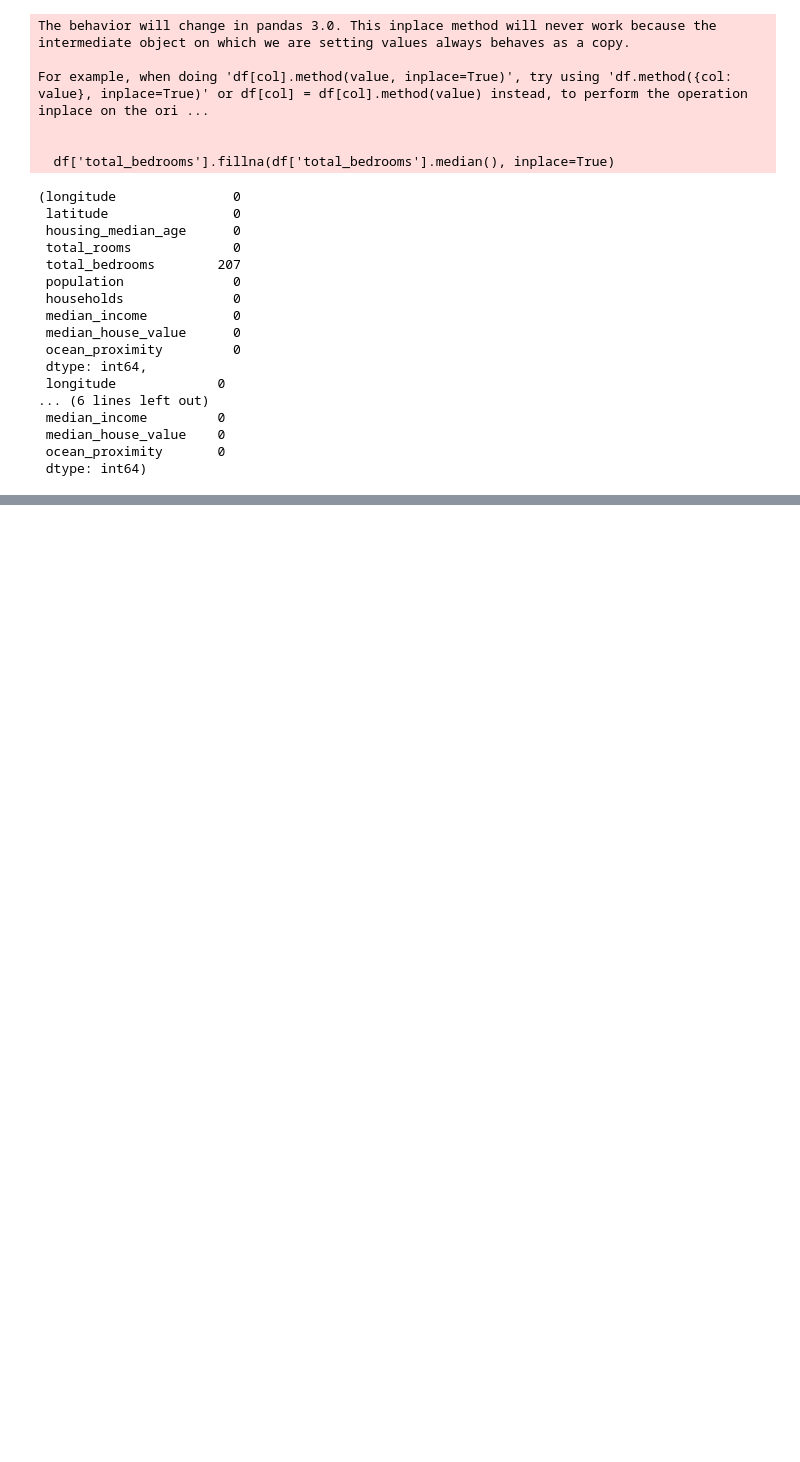
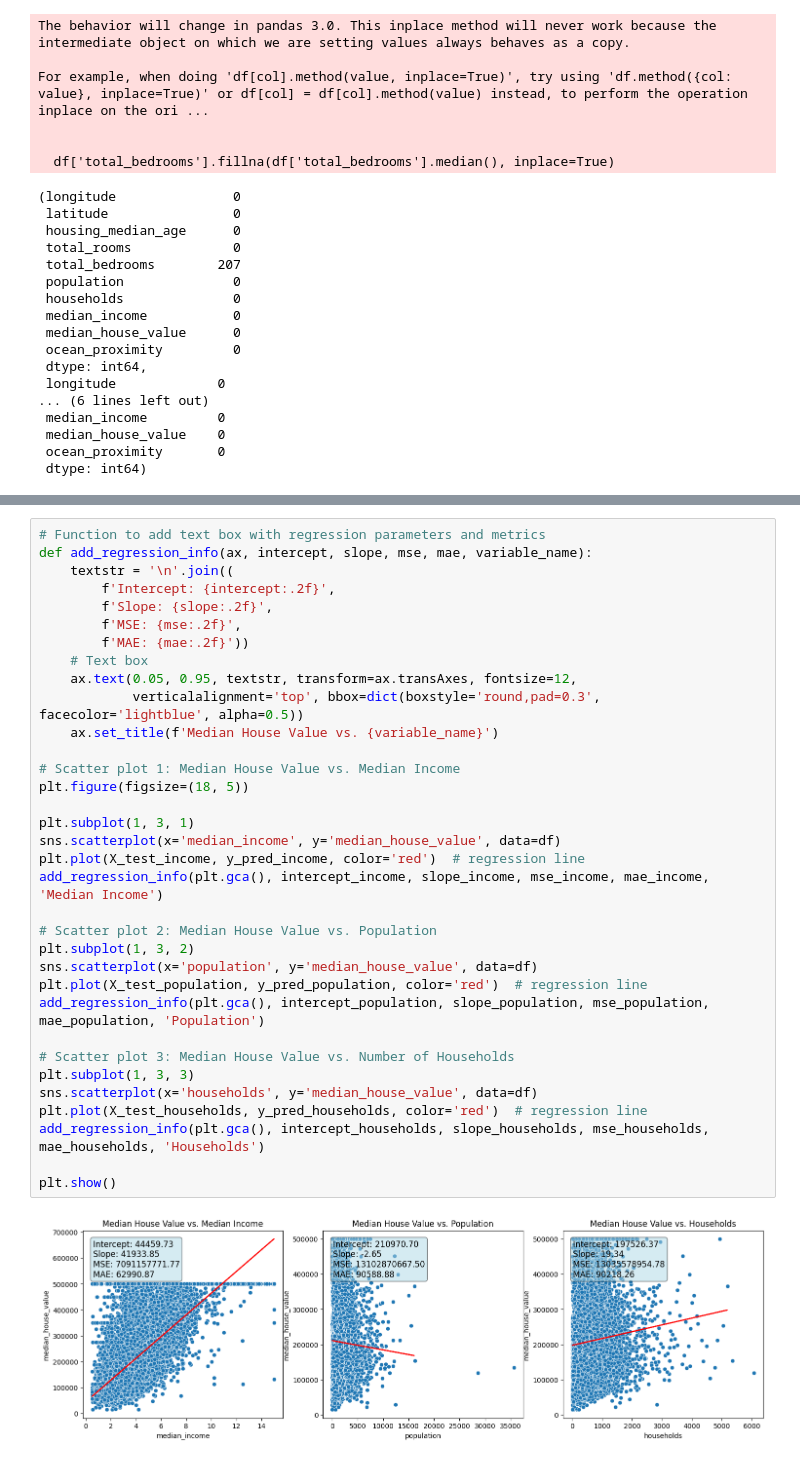
Before and after one commit to NathanGarrity/CSCN8010-LABS, a Jupyter notebook: NathanGarrity_CSCN8010_Lab1/NathanGarrity_Lab1.ipynb, the cells around one changed output, grey strips where cells are left out. Cells and saved outputs as stored; diff of their text form; blank space fills up the shorter version.

```diff
--- a/NathanGarrity_CSCN8010_Lab1/NathanGarrity_Lab1.ipynb
+++ b/NathanGarrity_CSCN8010_Lab1/NathanGarrity_Lab1.ipynb
@@ -127,0 +210,36 @@ max         500001.000000
+# %%
+# Function to add text box with regression parameters and metrics
+def add_regression_info(ax, intercept, slope, mse, mae, variable_name):
+    textstr = '\n'.join((
+        f'Intercept: {intercept:.2f}',
+        f'Slope: {slope:.2f}',
+        f'MSE: {mse:.2f}',
+        f'MAE: {mae:.2f}'))
+    # Text box
+    ax.text(0.05, 0.95, textstr, transform=ax.transAxes, fontsize=12,
+            verticalalignment='top', bbox=dict(boxstyle='round,pad=0.3', facecolor='lightblue', alpha=0.5))
+    ax.set_title(f'Median House Value vs. {variable_name}')
+
+# Scatter plot 1: Median House Value vs. Median Income
+plt.figure(figsize=(18, 5))
+
+plt.subplot(1, 3, 1)
+sns.scatterplot(x='median_income', y='median_house_value', data=df)
+plt.plot(X_test_income, y_pred_income, color='red')  # regression line
+add_regression_info(plt.gca(), intercept_income, slope_income, mse_income, mae_income, 'Median Income')
+
+# Scatter plot 2: Median House Value vs. Population
+plt.subplot(1, 3, 2)
+sns.scatterplot(x='population', y='median_house_value', data=df)
+plt.plot(X_test_population, y_pred_population, color='red')  # regression line
+add_regression_info(plt.gca(), intercept_population, slope_population, mse_population, mae_population, 'Population')
+
+# Scatter plot 3: Median House Value vs. Number of Households
+plt.subplot(1, 3, 3)
+sns.scatterplot(x='households', y='median_house_value', data=df)
+plt.plot(X_test_households, y_pred_households, color='red')  # regression line
+add_regression_info(plt.gca(), intercept_households, slope_households, mse_households, mae_households, 'Households')
+
+plt.show()
+# %% [output]
+[figure, added]
```
Also changed, not shown: parts of 14 cells of this notebook.
